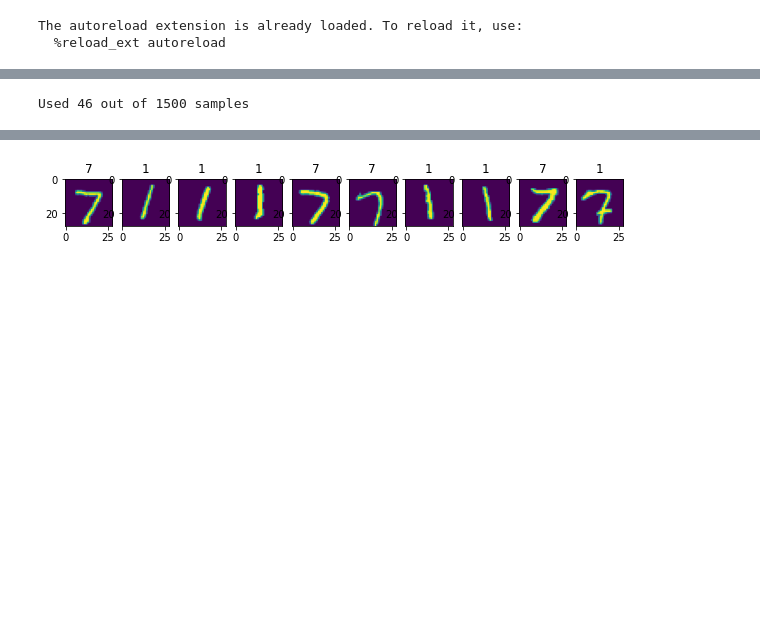
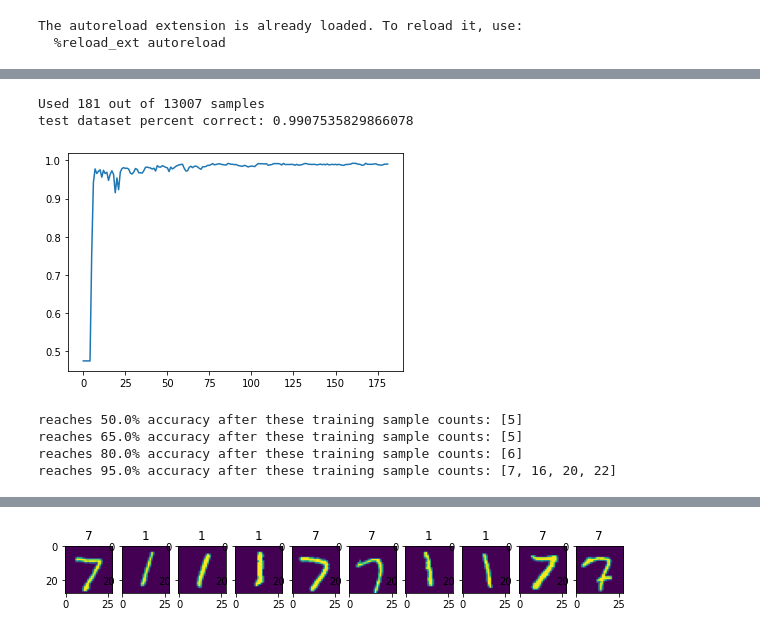
Before and after one commit to RyGuy101/ECE236A-Project, a Jupyter notebook: Driver Notebook.ipynb, the cells around one changed output, grey strips where cells are left out. Drawn from its saved outputs; the diff is of its cells as text; code cells hidden in the pictures; blank space fills up the shorter version.

Commit message:
Slight improvements. Add more tests. TODO: add labels to plots

```diff
--- a/Driver Notebook.ipynb
+++ b/Driver Notebook.ipynb
@@ -51,7 +51,10 @@ if use_mnist:
     s_test[s_test == 1] = 1
     s_test[s_test == 7] = -1
 
-    N_train = 1500 # reduce training size so it completes faster
+    # N_train = 1500 # reduce training size so it completes faster
+    N_train = y_train.shape[0] # keep all training data
+
+    # Randomly select and randomly order
     training_indices = np.random.choice(range(y_train.shape[0]), size=N_train, replace=False)
     y_train = y_train[training_indices]
     s_train = s_train[training_indices]
@@ -61,9 +64,13 @@ else:
     def make_dataset(N):
         Y = np.concatenate((np.random.multivariate_normal(np.array([-1,1]), np.identity(2), N//2), np.random.multivariate_normal(np.array([1,-1]), np.identity(2), N//2)))
         S = np.concatenate((-np.ones(N//2, dtype=np.int8), np.ones(N//2, dtype=np.int8)))
+        order = list(range(Y.shape[0]))
+        np.random.shuffle(order) # randomly order
+        Y = Y[order]
+        S = S[order]
         return (Y, S)
 
-    N_train = 1000
+    N_train = 2000
     N_test = 1000
 
     y_train, s_train = make_dataset(N_train)
@@ -105,11 +136,68 @@ print(percentage_correct(inferences, s_test))
 # %%
 # train online
 model = MyClassifier(y_train.shape[1])
+percentage_over_time = [] # indexed by number of training samples used
+
+inferences = model.test(y_test)
+percentage_over_time.append(percentage_correct(inferences, s_test)) # first element corresponds to 0 training samples
 
 for i in range(len(y_train)):
+    prev_size = model.y_train.shape[0]
     model.sample_selection(y_train[i], s_train[i])
-    model.train()
+    if model.y_train.shape[0] > prev_size:
+        model.train()
+        inferences = model.test(y_test)
+        percentage_over_time.append(percentage_correct(inferences, s_test))
 
 print("Used {} out of {} samples".format(model.y_train.shape[0], y_train.shape[0]))
+
+inferences = model.test(y_test)
+print("test dataset percent correct: {}".format(percentage_correct(inferences, s_test)))
+
+plt.plot(list(range(len(percentage_over_time))), percentage_over_time)
+plt.show()
+
+thresholds = [0.50, 0.65, 0.80, 0.95]
+crossing_points = {}
+for threshold in thresholds:
+    crossing_points[threshold] = []
+    under_threshold = True
+    for i in range(len(percentage_over_time)):
+        if under_threshold and percentage_over_time[i] >= threshold:
+            crossing_points[threshold].append(i)
+            under_threshold = False
+        elif percentage_over_time[i] < threshold:
+            under_threshold = True
+    print("reaches {}% accuracy after these training sample counts: {}".format(threshold*100, crossing_points[threshold]))
+
+if y_train.shape[1] == 2:
+    # Selected data
+    x1 = [val[0] for val in model.y_train[model.s_train==-1]]
+    y1 = [val[1] for val in model.y_train[model.s_train==-1]]
+    plt.scatter(x1, y1)
+
+    x2 = [val[0] for val in model.y_train[model.s_train==1]]
+    y2 = [val[1] for val in model.y_train[model.s_train==1]]
+    plt.scatter(x2, y2)
+
+    x_plane = np.linspace(np.amin(model.y_train[:,0]), np.amax(model.y_train[:,0]), 100)
+    y_plane = -1/model.W[1] * (model.W[0]*x_plane + model.w)
+    plt.plot(x_plane, y_plane, '-r')
+
+    x_plane_margin1 = np.linspace(np.amin(model.y_train[:,0]), np.amax(model.y_train[:,0]), 100)
+    y_plane_margin1 = -1/model.W[1] * (model.W[0]*x_plane + model.w + 1)
+    plt.plot(x_plane_margin1, y_plane_margin1, '-k')
+
+    x_plane_margin2 = np.linspace(np.amin(model.y_train[:,0]), np.amax(model.y_train[:,0]), 100)
+    y_plane_margin2 = -1/model.W[1] * (model.W[0]*x_plane + model.w - 1)
+    plt.plot(x_plane_margin2, y_plane_margin2, '-k')
+
+    plt.show()
 # %% [output]
-Used 46 out of 1500 samples
+Used 181 out of 13007 samples
+test dataset percent correct: 0.9907535829866078
+[figure, added]
+reaches 50.0% accuracy after these training sample counts: [5]
+reaches 65.0% accuracy after these training sample counts: [5]
+reaches 80.0% accuracy after these training sample counts: [6]
+reaches 95.0% accuracy after these training sample counts: [7, 16, 20, 22]
```
Also changed, not shown: parts of 8 cells of this notebook, 1 other file.
